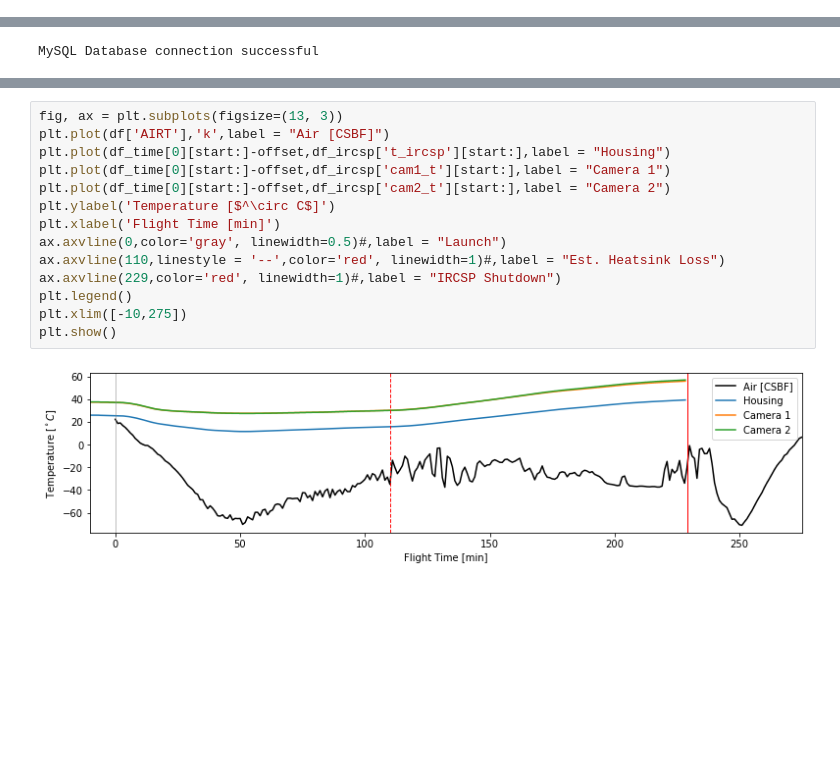
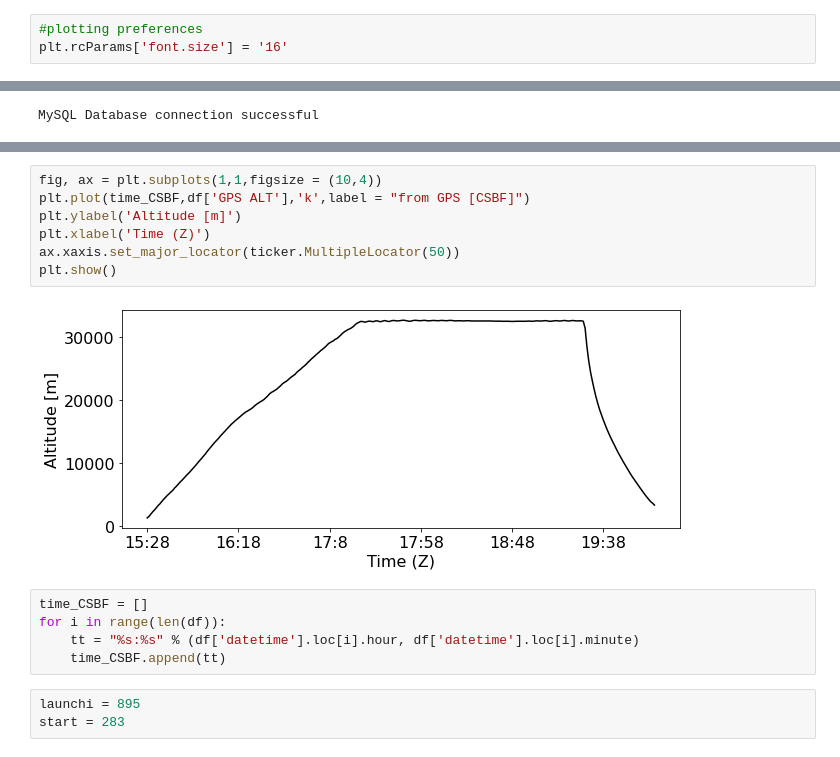
Before and after one commit to Polarization-Lab/IRCSP-Payload, a Jupyter notebook: DataManagement/make_database-telemetry.ipynb, the cells around one changed output, grey strips where cells are left out. Saved outputs shown, nothing was run; the diff lists cells and outputs as text; blank space fills up the shorter version.

Commit message:
adding enhanced plotting functions

```diff
--- a/DataManagement/make_database-telemetry.ipynb
+++ b/DataManagement/make_database-telemetry.ipynb
@@ -8,3 +11,6 @@ import numpy as np
+# %%
+#plotting preferences
+plt.rcParams['font.size'] = '16'
 # %%
 #user_info
 pw = "p0larizati0n"
@@ -74,16 +97,17 @@ plt.show()
-# %%
-fig, ax = plt.subplots(figsize=(13, 3))
-plt.plot(df['AIRT'],'k',label = "Air [CSBF]")
-plt.plot(df_time[0][start:]-offset,df_ircsp['t_ircsp'][start:],label = "Housing")
-plt.plot(df_time[0][start:]-offset,df_ircsp['cam1_t'][start:],label = "Camera 1")
-plt.plot(df_time[0][start:]-offset,df_ircsp['cam2_t'][start:],label = "Camera 2")
-plt.ylabel('Temperature [$^\circ C$]')
-plt.xlabel('Flight Time [min]')
-ax.axvline(0,color='gray', linewidth=0.5)#,label = "Launch")
-ax.axvline(110,linestyle = '--',color='red', linewidth=1)#,label = "Est. Heatsink Loss")
-ax.axvline(229,color='red', linewidth=1)#,label = "IRCSP Shutdown")
-plt.legend()
-plt.xlim([-10,275])
-plt.show()
-# %% [output]
-[figure, removed]
+# %%
+fig, ax = plt.subplots(1,1,figsize = (10,4))
+plt.plot(time_CSBF,df['GPS ALT'],'k',label = "from GPS [CSBF]")
+plt.ylabel('Altitude [m]')
+plt.xlabel('Time (Z)')
+ax.xaxis.set_major_locator(ticker.MultipleLocator(50))
+plt.show()
+# %% [output]
+[figure, added]
+# %%
+time_CSBF = []
+for i in range(len(df)):
+    tt = "%s:%s" % (df['datetime'].loc[i].hour, df['datetime'].loc[i].minute)
+    time_CSBF.append(tt)
+# %%
+launchi = 895
+start = 283
```
Also changed, not shown: parts of 10 cells of this notebook, 2 other files.
